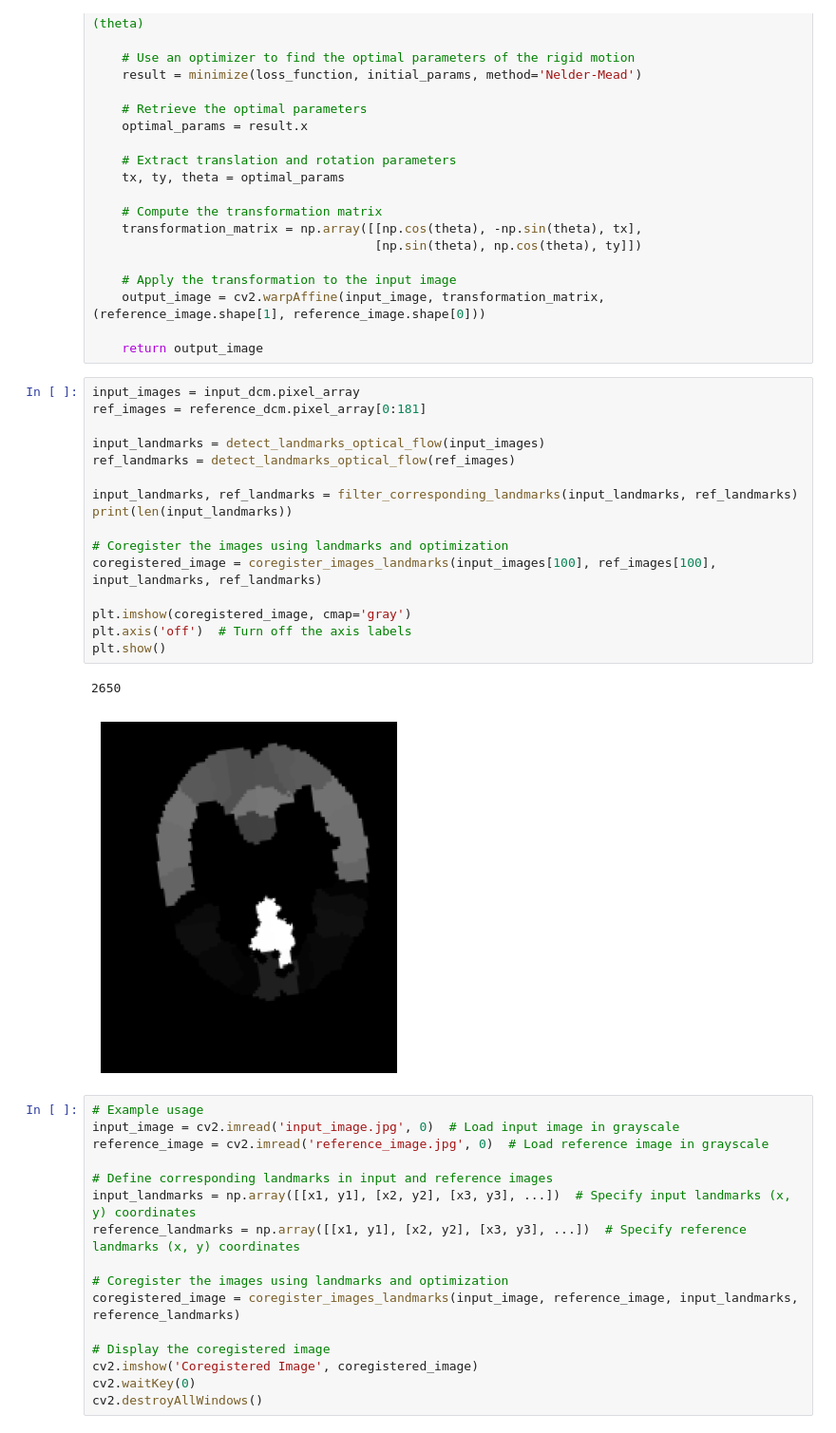
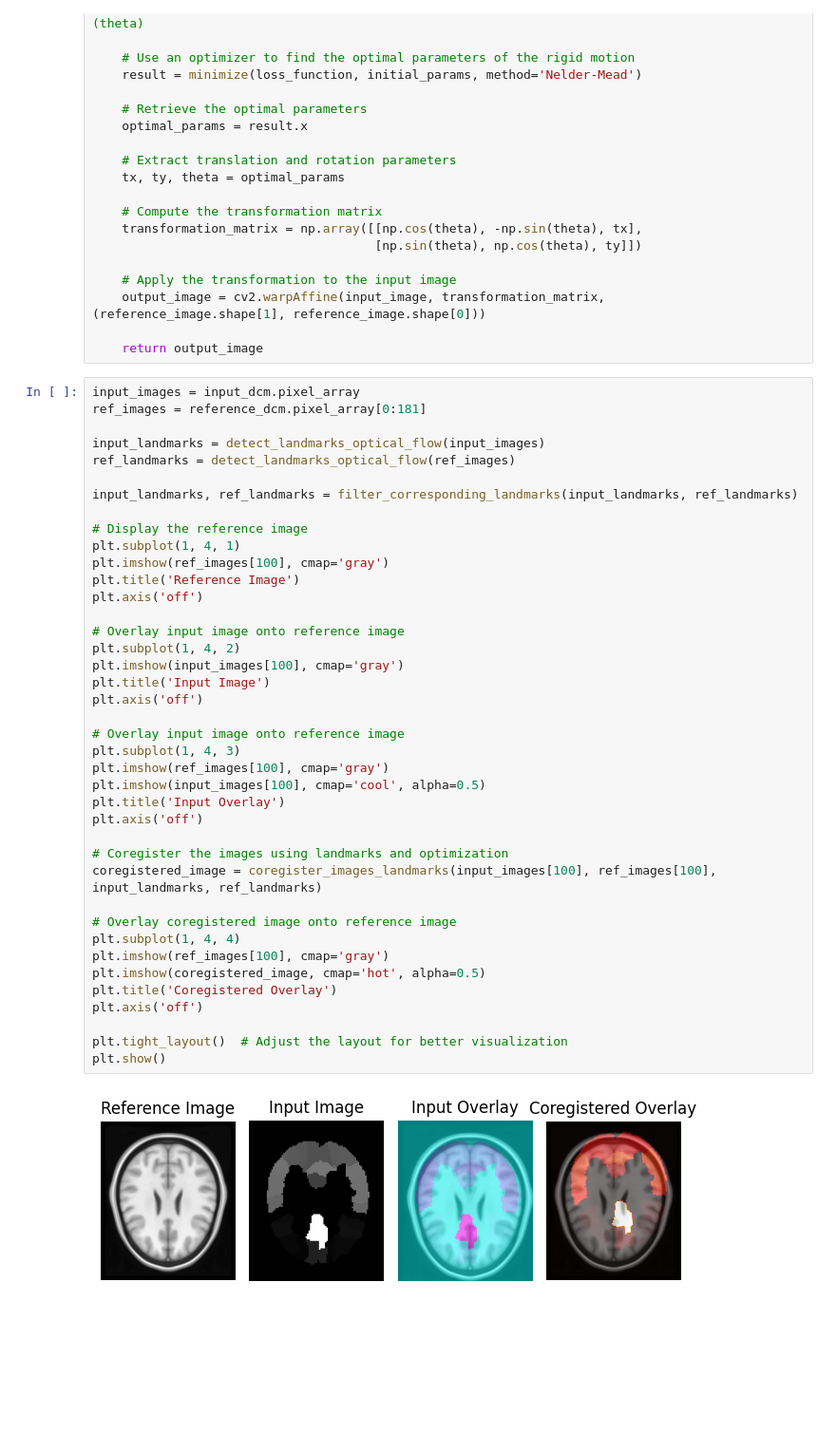
Before and after one commit to claredavies/MedicalImaging, a Jupyter notebook: MedicalImagingProject.ipynb, the cells around one changed output. Shown at 95% size. Saved outputs shown, nothing was run; the diff lists cells and outputs as text; blank space fills up the shorter version.

Commit message:
Able to get out co-registration image

```diff
--- a/MedicalImagingProject.ipynb
+++ b/MedicalImagingProject.ipynb
@@ -433,38 +451,45 @@ def coregister_images_landmarks(input_image, reference_image, input_landmarks, r
     output_image = cv2.warpAffine(input_image, transformation_matrix, (reference_image.shape[1], reference_image.shape[0]))
 
     return output_image
-# %%
-input_images = input_dcm.pixel_array
-ref_images = reference_dcm.pixel_array[0:181]
-
-input_landmarks = detect_landmarks_optical_flow(input_images)
-ref_landmarks = detect_landmarks_optical_flow(ref_images)
-
-input_landmarks, ref_landmarks = filter_corresponding_landmarks(input_landmarks, ref_landmarks)
-print(len(input_landmarks))
-
-# Coregister the images using landmarks and optimization
-coregistered_image = coregister_images_landmarks(input_images[100], ref_images[100], input_landmarks, ref_landmarks)
-
-plt.imshow(coregistered_image, cmap='gray')
-plt.axis('off')  # Turn off the axis labels
-plt.show()
-# %% [output]
-2650
-[figure, removed]
-# %%
-# Example usage
-input_image = cv2.imread('input_image.jpg', 0)  # Load input image in grayscale
-reference_image = cv2.imread('reference_image.jpg', 0)  # Load reference image in grayscale
-
-# Define corresponding landmarks in input and reference images
-input_landmarks = np.array([[x1, y1], [x2, y2], [x3, y3], ...])  # Specify input landmarks (x, y) coordinates
-reference_landmarks = np.array([[x1, y1], [x2, y2], [x3, y3], ...])  # Specify reference landmarks (x, y) coordinates
-
-# Coregister the images using landmarks and optimization
-coregistered_image = coregister_images_landmarks(input_image, reference_image, input_landmarks, reference_landmarks)
-
-# Display the coregistered image
-cv2.imshow('Coregistered Image', coregistered_image)
-cv2.waitKey(0)
-cv2.destroyAllWindows()
+# %%
+input_images = input_dcm.pixel_array
+ref_images = reference_dcm.pixel_array[0:181]
+
+input_landmarks = detect_landmarks_optical_flow(input_images)
+ref_landmarks = detect_landmarks_optical_flow(ref_images)
+
+input_landmarks, ref_landmarks = filter_corresponding_landmarks(input_landmarks, ref_landmarks)
+
+# Display the reference image
+plt.subplot(1, 4, 1)
+plt.imshow(ref_images[100], cmap='gray')
+plt.title('Reference Image')
+plt.axis('off')
+
+# Overlay input image onto reference image
+plt.subplot(1, 4, 2)
+plt.imshow(input_images[100], cmap='gray')
+plt.title('Input Image')
+plt.axis('off')
+
+# Overlay input image onto reference image
+plt.subplot(1, 4, 3)
+plt.imshow(ref_images[100], cmap='gray')
+plt.imshow(input_images[100], cmap='cool', alpha=0.5)
+plt.title('Input Overlay')
+plt.axis('off')
+
+# Coregister the images using landmarks and optimization
+coregistered_image = coregister_images_landmarks(input_images[100], ref_images[100], input_landmarks, ref_landmarks)
+
+# Overlay coregistered image onto reference image
+plt.subplot(1, 4, 4)
+plt.imshow(ref_images[100], cmap='gray')
+plt.imshow(coregistered_image, cmap='hot', alpha=0.5)
+plt.title('Coregistered Overlay')
+plt.axis('off')
+
+plt.tight_layout()  # Adjust the layout for better visualization
+plt.show()
+# %% [output]
+[figure, added]
```
Also changed, not shown: parts of 1 cell of this notebook.
